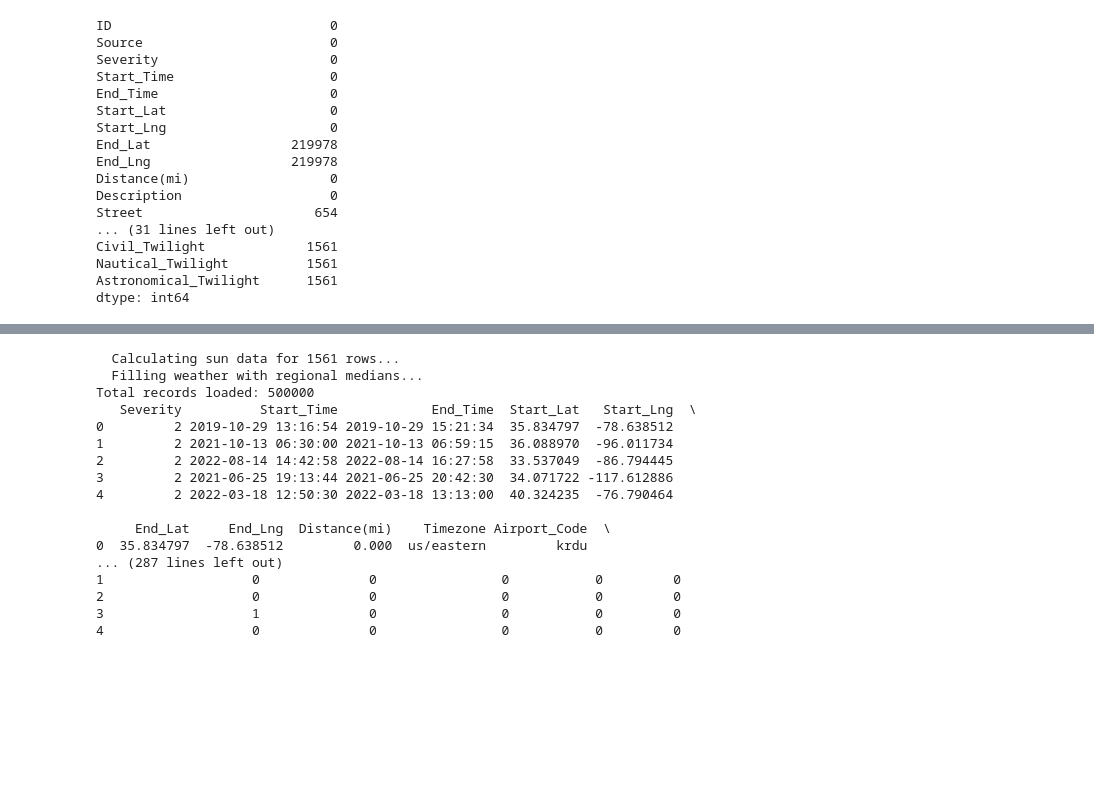
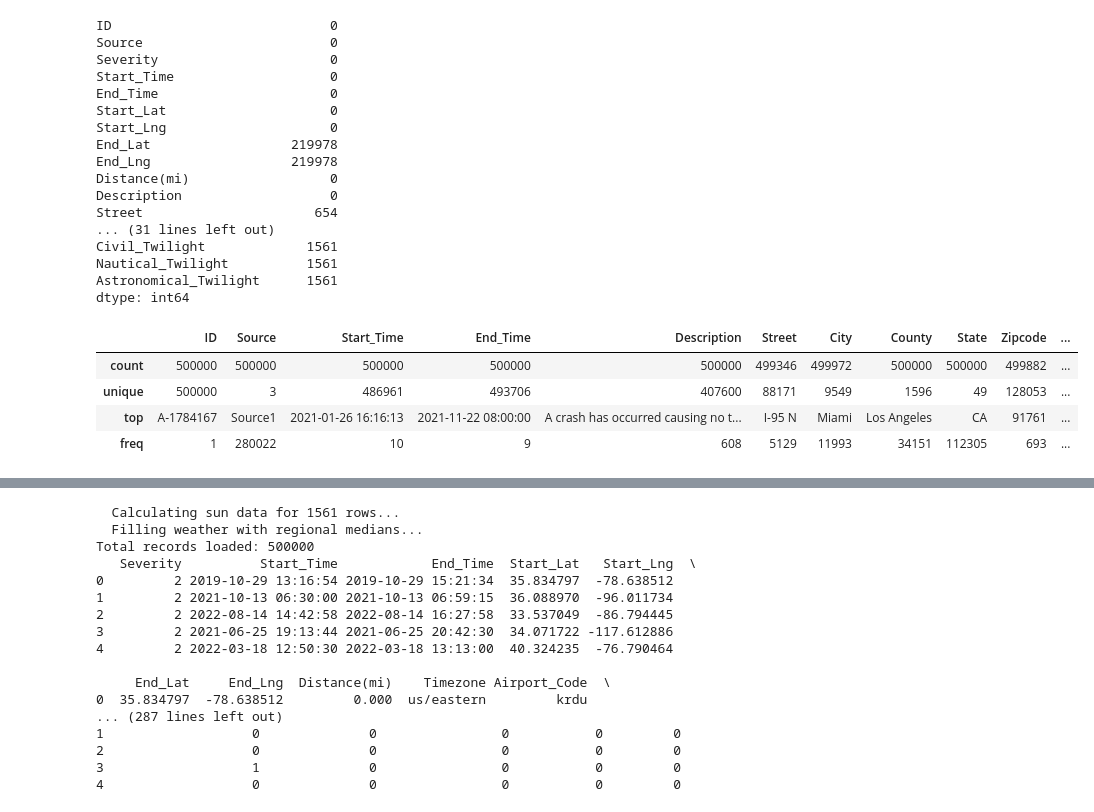
Before and after one commit to fsa-aiml-2511/final-capstone-e2ws-ai-topia-consulting, a Jupyter notebook: notebooks/EDA.ipynb, the cells around one changed output, grey strips where cells are left out. Drawn from its saved outputs; the diff is of its cells as text; code cells hidden in the pictures; blank space fills up the shorter version.

```diff
--- a/notebooks/EDA.ipynb
+++ b/notebooks/EDA.ipynb
@@ -60,3 +60,13 @@ Civil_Twilight             1561
 Nautical_Twilight          1561
 Astronomical_Twilight      1561
 dtype: int64
+# %%
+df_City_Traffic.head()
+df_City_Traffic.columns.tolist()
+df_City_Traffic.describe(include='object')
+# %% [output]
+|  | ID | Source | Start_Time | End_Time | Description | Street | City | County | State | Zipcode | ... |
+| count | 500000 | 500000 | 500000 | 500000 | 500000 | 499346 | 499972 | 500000 | 500000 | 499882 | ... |
+| unique | 500000 | 3 | 486961 | 493706 | 407600 | 88171 | 9549 | 1596 | 49 | 128053 | ... |
+| top | A-1784167 | Source1 | 2021-01-26 16:16:13 | 2021-11-22 08:00:00 | A crash has occurred causing no t... | I-95 N | Miami | Los Angeles | CA | 91761 | ... |
+| freq | 1 | 280022 | 10 | 9 | 608 | 5129 | 11993 | 34151 | 112305 | 693 | ... |
```
Also changed, not shown: parts of 22 cells of this notebook, 5 other files.
